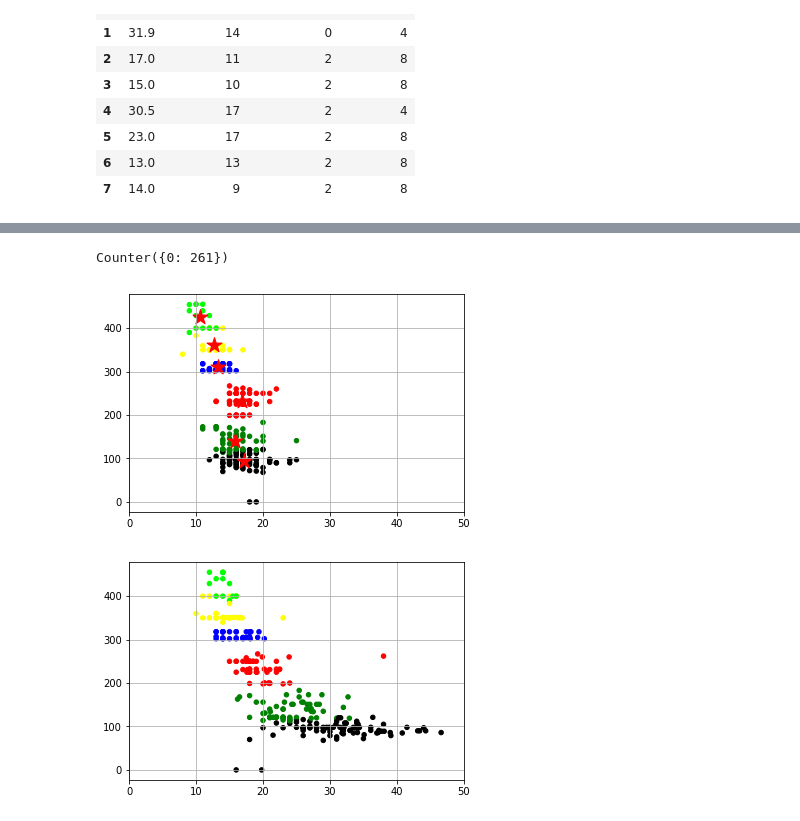
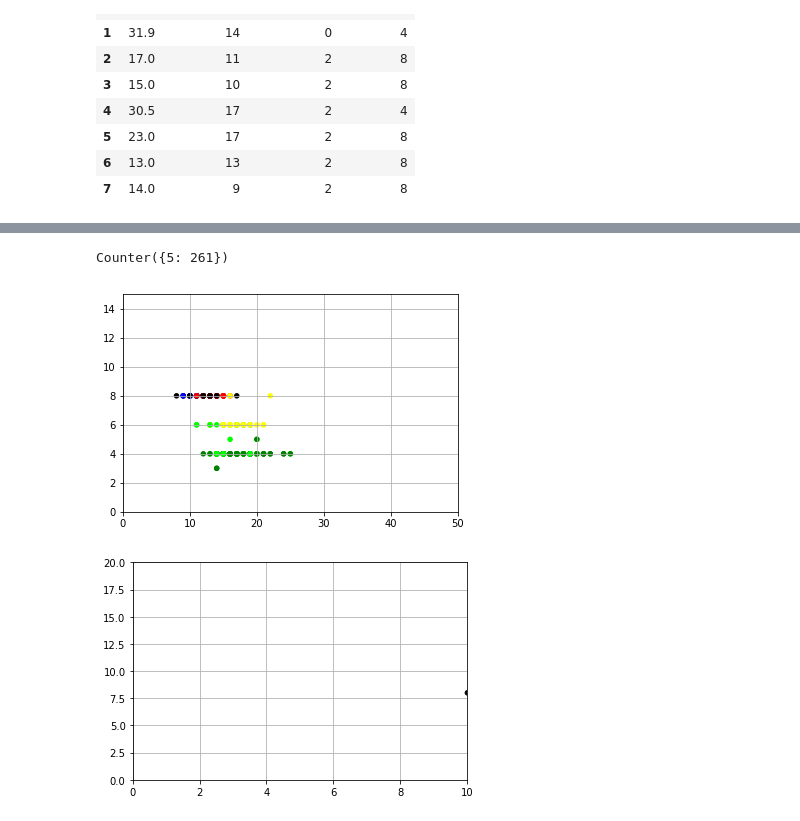
Before and after one commit to vjsamuel/pywork, a Jupyter notebook: kmeans/kmeans.ipynb, the cells around one changed output, grey strips where cells are left out. Saved outputs shown, nothing was run; the diff lists cells and outputs as text; code cells hidden in the pictures.

```diff
--- a/kmeans/kmeans.ipynb
+++ b/kmeans/kmeans.ipynb
@@ -7,7 +7,7 @@ from matplotlib import colors
 import pylab as pl
 %matplotlib inline
 # %%
-data = pd.read_csv('/Users/vjsamuel/pywork/kmeans/cars.csv')
+data = pd.read_csv(r'C:\Users\PB\Desktop\pywork\kmeans\cars.csv')
 kmeans_data = data.fillna(0)
 kmeans_data.head(5)
 # %% [output]
@@ -52,11 +57,12 @@ features_2.head(8)
 | 6 | 158 | 13 | 2 | 351.0 |
 | 7 | 215 | 9 | 2 | 440.0 |
 # %%
+features_2 = kmeans_data[columns]
 def do_kmeans(X, num_cluster):
     model = KMeans(n_clusters=num_cluster)
     model.fit(X)
     return model
-    kmeans_model = do_kmeans(features_2, 6)
+kmeans_model = do_kmeans(features_2, 6)
 # %%
 def optimal_clusters(df):
     Nc = range(2, 20, 2)
@@ -170,22 +186,24 @@ pl.plot(Nc2,score)
 data_labels2 = kmeans_model.predict(features_3)
 collections.Counter(data_labels2)
 # %% [output]
-Counter({0: 261})
+Counter({5: 261})
 # %%
 color_map=['black', 'lime', 'red', 'yellow', 'blue', 'green']
-plt.scatter(features_3.iloc[:, 1], features_2.iloc[:, 3], c=data_labels, s=20, cmap=colors.ListedColormap(color_map))
-plt.scatter(kmeans_model.cluster_centers_[:, 1],kmeans_model.cluster_centers_[:, 3],s=250,marker='*',c='red',label='centroids')
+plt.scatter(features_3.iloc[:, 1], features_3.iloc[:, 3], c=data_labels, s=20, cmap=colors.ListedColormap(color_map))
+plt.scatter(kmeans_model.cluster_centers_[:, 1],kmeans_model.cluster_centers_[:, 3],s=100,marker='*',c='red',label='centroids')
 plt.xlim(0,50)
+plt.ylim(0,15)
 plt.grid()
 plt.show()
 # %% [output]
-[figure, old version]
+[figure, new version]
 # %%
 color_map=['black', 'lime', 'red', 'yellow', 'blue', 'green']
-plt.scatter(features_3.iloc[:, 0], features_2.iloc[:, 3], c=data_labels, s=20, cmap=colors.ListedColormap(color_map))
+plt.scatter(features_3.iloc[:, 0], features_3.iloc[:, 3], c=data_labels, s=20, cmap=colors.ListedColormap(color_map))
 plt.scatter(kmeans_model.cluster_centers_[:, 0],kmeans_model.cluster_centers_[:, 3],s=250,marker='*',c='red',label='centroids')
-plt.xlim(0,50)
+plt.xlim(0,10)
+plt.ylim(0,20)
 plt.grid()
 plt.show()
 # %% [output]
-[figure, old version]
+[figure, new version]
```
Also changed, not shown: parts of 7 cells of this notebook.
